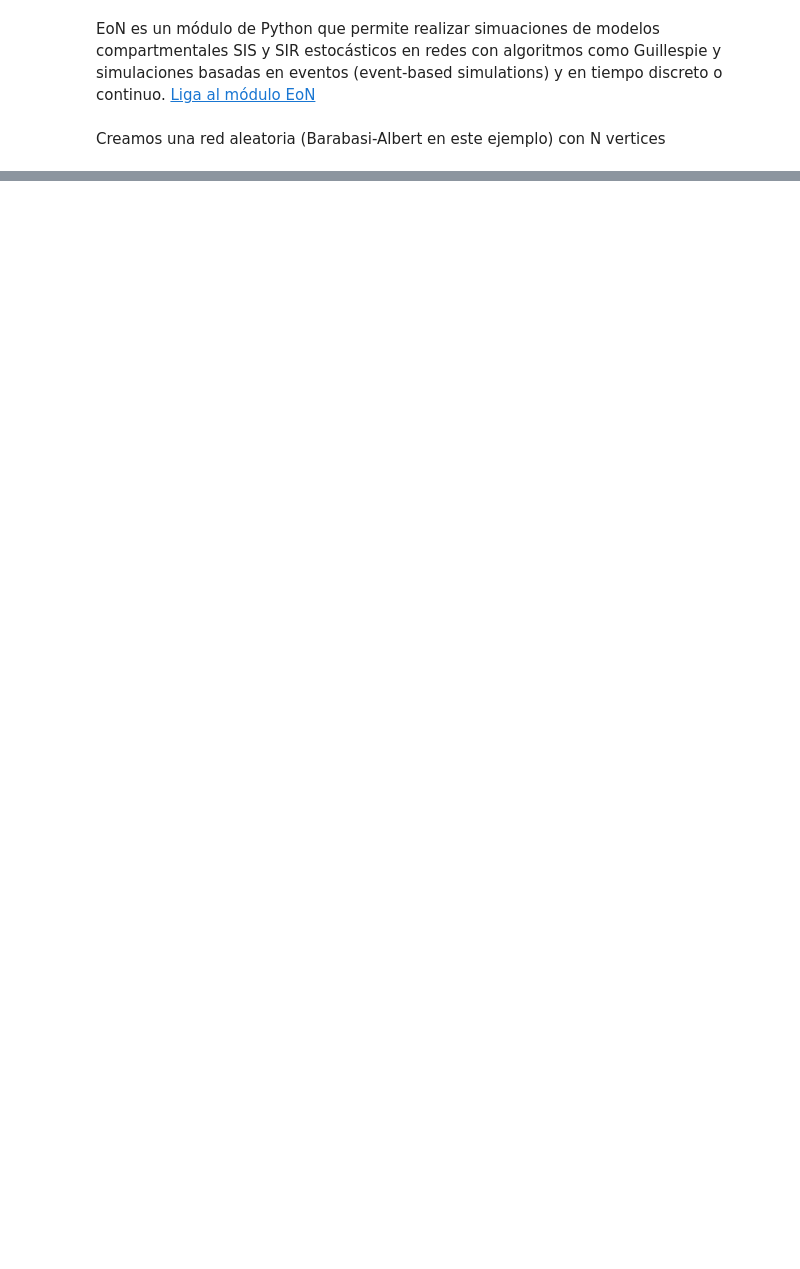
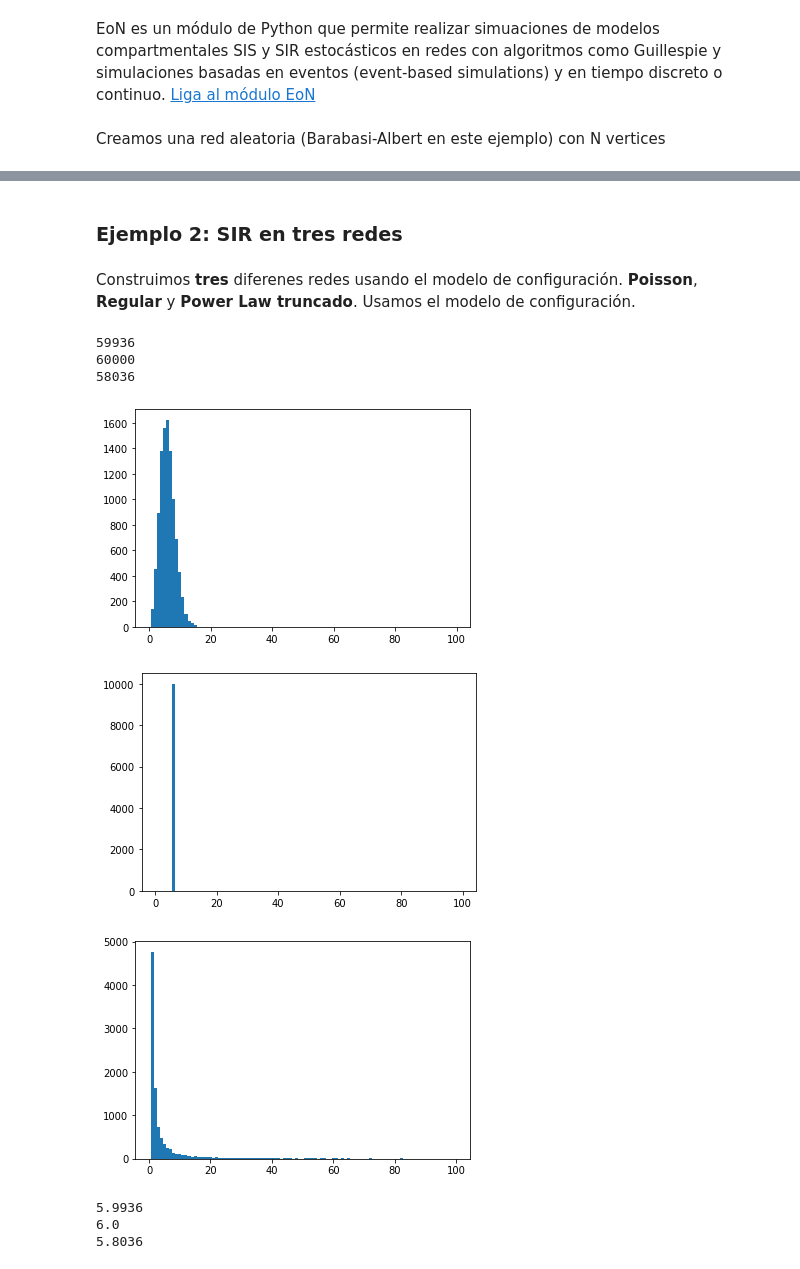
Before and after one commit to leticiaram/RIIAA_2021, a Jupyter notebook: notebooks/Redes_ModelosEpi.ipynb, the cells around one changed output, grey strips where cells are left out. Drawn from its saved outputs; the diff is of its cells as text; code cells hidden in the pictures; blank space fills up the shorter version.

```diff
--- a/notebooks/Redes_ModelosEpi.ipynb
+++ b/notebooks/Redes_ModelosEpi.ipynb
@@ -388,0 +355,56 @@ plt.legend()
+# %% [markdown]
+### Ejemplo 2: SIR en tres redes
+# %% [markdown]
+Construimos **tres** diferenes redes usando el modelo de configuración. **Poisson**, **Regular** y **Power Law truncado**. Usamos el modelo de configuración.
+# %%
+N = 10000      # nodos
+target_k = 6  # parametro para la red regular
+
+
+# Red Poisson
+np.random.seed(23)
+k_pois = np.random.poisson(target_k, N)
+print(sum(k_pois.tolist()))
+G_Poisson = nx.configuration_model(k_pois.tolist())
+
+
+# Red Regular (todos tienen el mismo grado)
+k_reg = [target_k]*N
+print(sum(k_reg))
+G_Reg = nx.configuration_model(k_reg)
+
+
+# Red Power Law (Ley de potencias) trucada en 0
+def truncated_power_law(a, m):
+    x = np.arange(1, m+1, dtype='float')
+    pmf = 1/x**a
+    pmf /= pmf.sum()
+    return stats.rv_discrete(values=(range(1, m+1), pmf))
+
+a, m = 1.65, 100
+d = truncated_power_law(a=a, m=m)
+k_0PL = d.rvs(size=N)
+print(sum(k_0PL))
+G_0PL = nx.configuration_model(k_0PL)
+
+plt.hist(k_pois, bins=np.arange(m)+0.5)
+plt.show()
+plt.hist(k_reg, bins=np.arange(m)+0.5)
+plt.show()
+plt.hist(k_0PL, bins=np.arange(m)+0.5)
+plt.show()
+# %% [output]
+59936
+60000
+58036
+[figure, added]
+[figure, added]
+[figure, added]
+# %%
+print(np.mean(k_pois))
+print(np.mean(k_reg))
+print(np.mean(k_0PL))
+# %% [output]
+5.9936
+6.0
+5.8036
```
Also changed, not shown: parts of 32 cells of this notebook.
